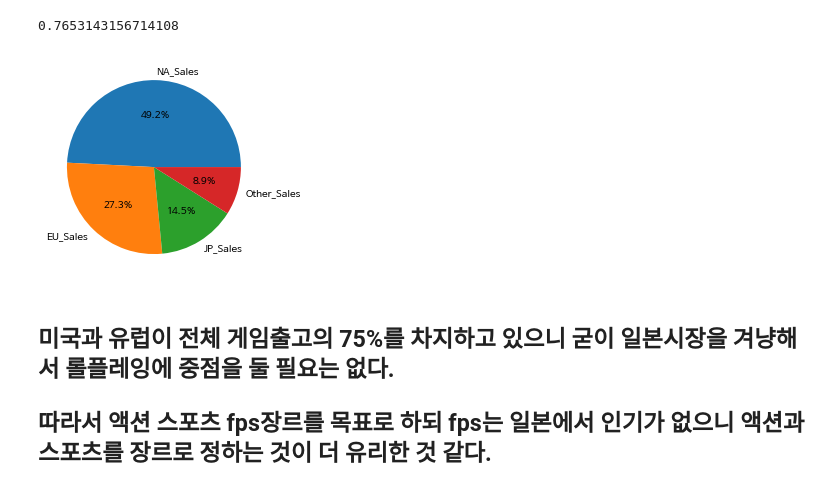
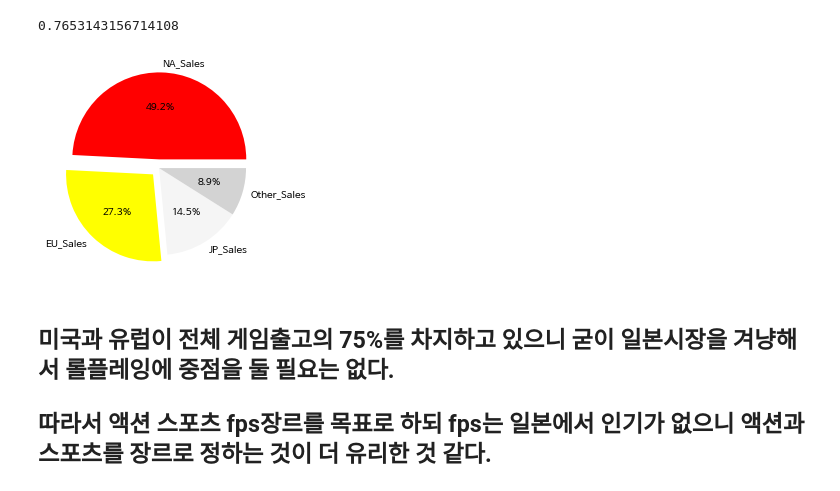
Before and after one commit to youngwoo3283/codestates_section1_project, a Jupyter notebook: section1_project.ipynb, the cells around one changed output. Saved outputs shown, nothing was run; the diff lists cells and outputs as text; code cells hidden in the pictures.

```diff
--- a/section1_project.ipynb
+++ b/section1_project.ipynb
@@ -125,10 +125,12 @@ df_year
 
 def plus(x):
   if x < 23:
-    x += 2000
+    x = x + 2000
     return x
   elif x < 99:
-    x += 1900
+    x = x + 1900
+    return x
+  else:
     return x
 
 
@@ -394,7 +413,10 @@ aa = aa[1:-1]
+# %%
+color = ['red', 'yellow', 'whitesmoke', 'lightgray']
+explode = [0.1, 0.1, 0, 0]
 # %%
-plt.pie(aa, labels=  aa.index,autopct='%.1f%%'),;
+plt.pie(aa, labels=  aa.index,autopct='%.1f%%',colors = color,explode = explode),;
 # %% [output]
-[figure, old version]
+[figure, new version]
 # %% [markdown]
 ## 미국과 유럽이 전체 게임출고의 75%를 차지하고 있으니 굳이 일본시장을 겨냥해서 롤플레잉에 중점을 둘 필요는 없다.
 ## 따라서 액션 스포츠 fps장르를 목표로 하되 fps는 일본에서 인기가 없으니 **액션과 스포츠**를 장르로 정하는 것이 더 유리한 것 같다.
```
Also changed, not shown: parts of 31 cells of this notebook.
